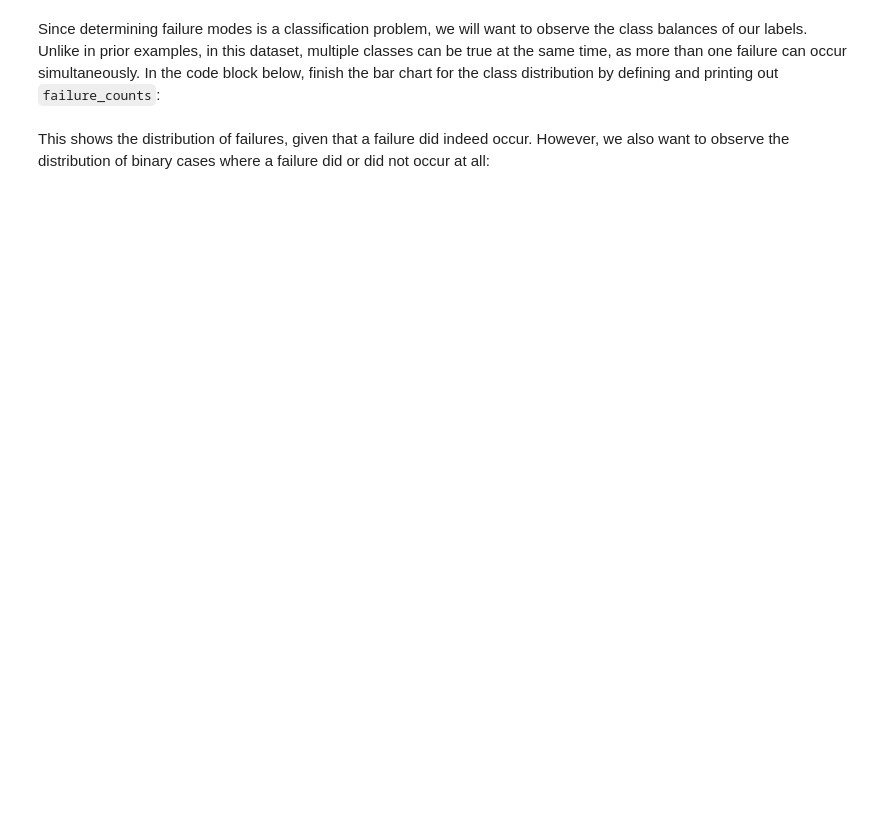
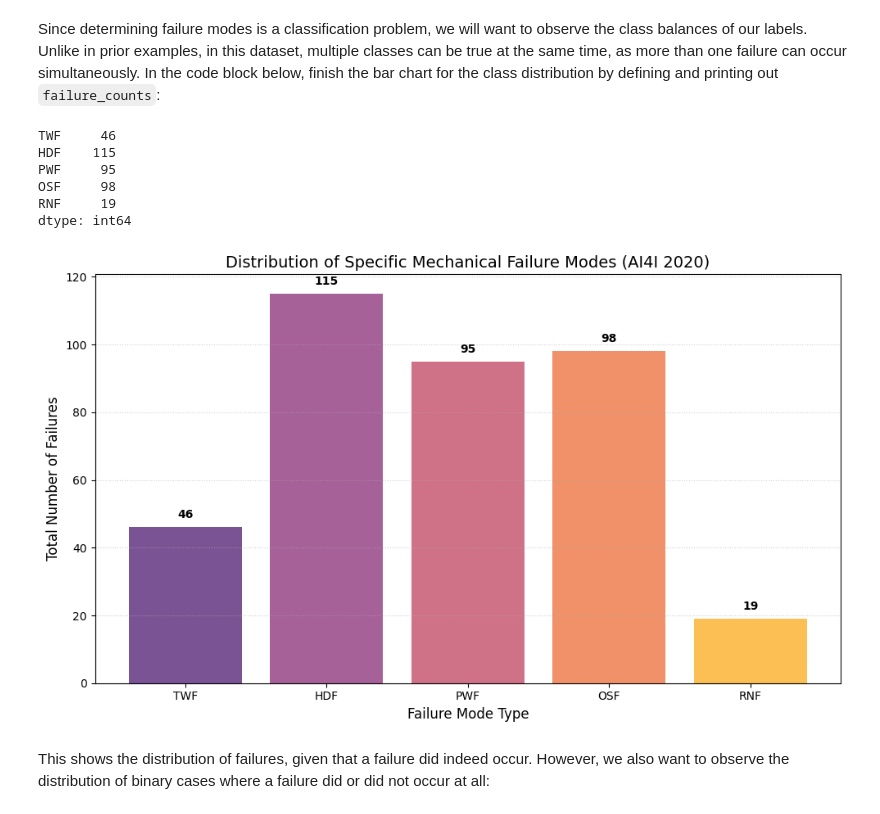
Before and after one commit to Tyler-Bibus/cpre3250, a Jupyter notebook: Lab-05/Lab-05.ipynb, the cells around one changed output. Cells and saved outputs as stored; diff of their text form; code cells hidden in the pictures; blank space fills up the shorter version.

```diff
--- a/Lab-05/Lab-05.ipynb
+++ b/Lab-05/Lab-05.ipynb
@@ -76,27 +104,36 @@ Since determining failure modes is a classification problem, we will want to obs
 # %%
 # Define the 5 specific engineering failure columns
 failure_modes = ['TWF', 'HDF', 'PWF', 'OSF', 'RNF']
 
 
 # YOUR CODE STARTS HERE
-
+failure_counts = maintenance_df[failure_modes].sum()
+print(failure_counts)
 # YOUR CODE ENDS HERE
 
 # Create the bar chart
 plt.figure(figsize=(10, 6))
 plt.bar(failure_counts.index, failure_counts.values, color=plt.cm.inferno(np.linspace(0.2, 0.8, len(failure_counts.values))), alpha=0.7)
 
 # Add values on top of each bar for explicit clarity
 for i, val in enumerate(failure_counts.values):
     plt.text(i, val + 2, str(val), ha='center', va='bottom', fontweight='bold')
 
 plt.title('Distribution of Specific Mechanical Failure Modes (AI4I 2020)', fontsize=14)
 plt.xlabel('Failure Mode Type', fontsize=12)
 plt.ylabel('Total Number of Failures', fontsize=12)
 plt.grid(axis='y', linestyle=':', alpha=0.6)
 
 plt.tight_layout()
 plt.show()
+# %% [output]
+TWF     46
+HDF    115
+PWF     95
+OSF     98
+RNF     19
+dtype: int64
+[figure, added]
 # %% [markdown]
 This shows the distribution of failures, given that a failure did indeed occur. However, we also want to observe the distribution of binary cases where a failure did or did not occur at all:
 # %%
```
Also changed, not shown: parts of 8 cells of this notebook.
